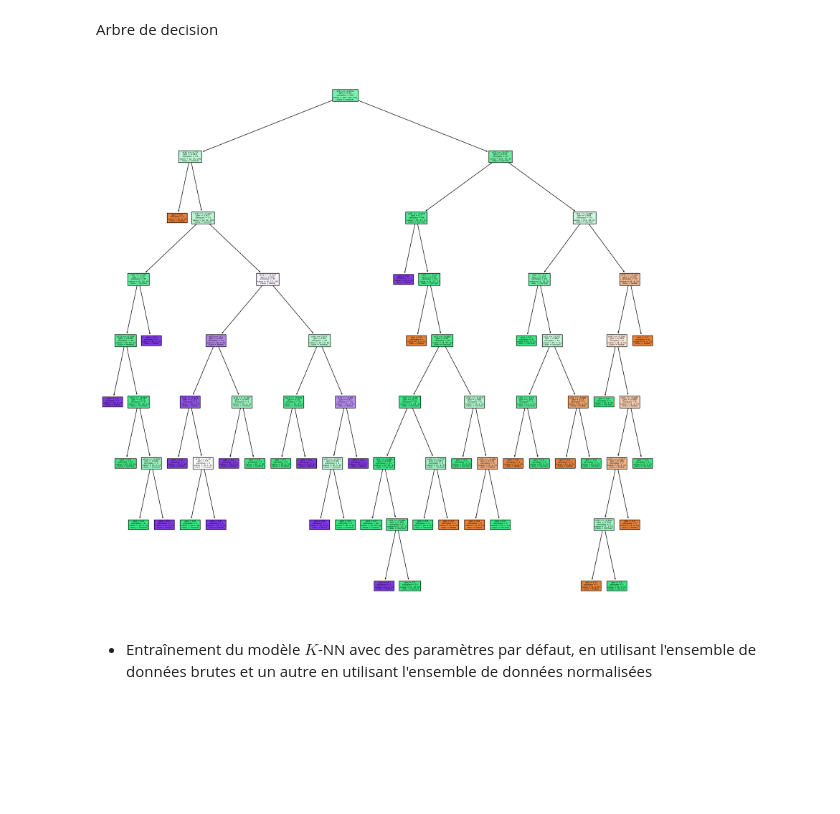
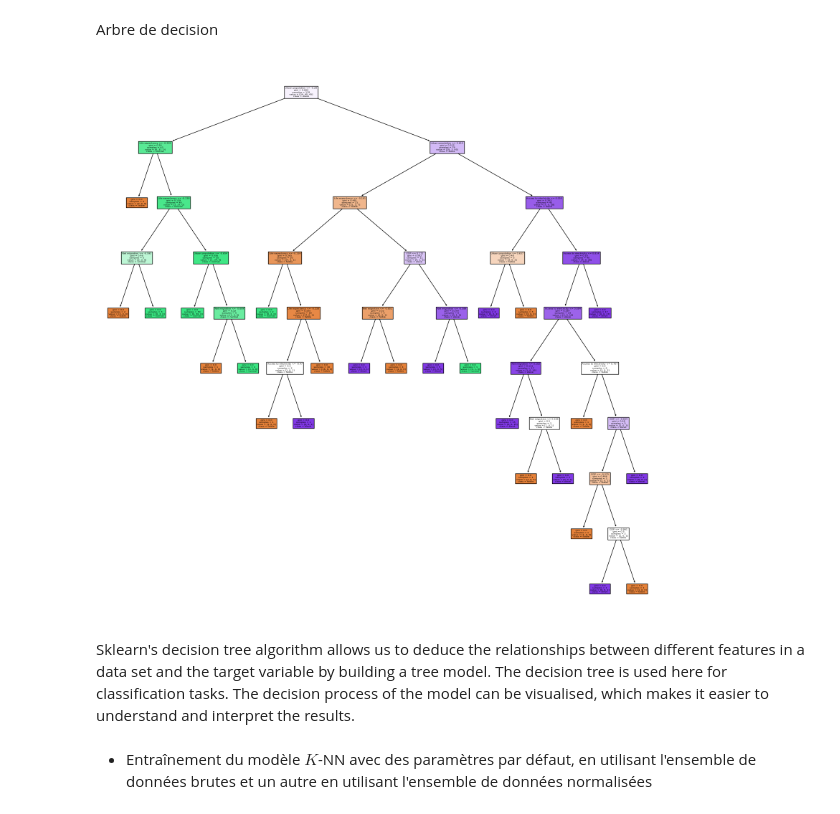
Before and after one commit to f2ire/IA_project, a Jupyter notebook: report-classification.ipynb, the cells around one changed output. Saved outputs shown, nothing was run; the diff lists cells and outputs as text; code cells hidden in the pictures; blank space fills up the shorter version.

```diff
--- a/report-classification.ipynb
+++ b/report-classification.ipynb
@@ -34,17 +39,17 @@ df
 # %%
-#permet de classer le taux de Health en 3 classes : faible, normal, élevé
-Health=[]
-compteur=[0,0,0]
+
 def classification(name):
-    mean=np.mean(df[name]) #pour savoir la moyenne de la colonne Current health expenditure per capita (current US$)
-    std=np.std(df[name]) #pour savoir l'écart type de la colonne Current health expenditure per capita (current US$)
+    Health=[]
+    compteur=[0,0,0]
+    mean=np.mean(df[name]) #to know the average of the column Current health expenditure per capita (current US$)
+    std=np.std(df[name]) #to know the standard deviation of the column Current health expenditure per capita (current US$)
     for i in df[name]:
         if i>mean+0.5*std:
             compteur[2]+=1
-            Health.append("élevé")
+            Health.append("riche")
         elif i<mean-0.5*std:
             compteur[0]+=1
-            Health.append("faible")
+            Health.append("pauvre")
         else:
             compteur[1]+=1
             Health.append("normal")
@@ -53,14 +58,15 @@ def classification(name):
     y=df[name]
     for i in range(0,len(y)):
         if y[i]>mean+0.5*std:
-            y[i]="élevé"
+            y[i]="riche"
         elif y[i]<mean-0.5*std:
-            y[i]="faible"
+            y[i]="pauvre"
         else:
             y[i]="normal"
     X=df.drop(columns=[name],axis=1)
-    return df,X,Health
+    return df,X,Health,y,compteur
 
-df,X,Health=classification("Current health expenditure per capita (current US$)")
-df
+df,X,Health,y,compteur=classification("Life expectancy at birth, total (years)")
+print(compteur)
+df["Life expectancy at birth, total (years)"]
 # %% [output]
@@ -80,4 +85,0 @@ df
-# %%
-
-dfHealth=df["Current health expenditure per capita (current US$)"]
-x_train,x_test,y_train,y_test=sklearn.model_selection.train_test_split(X,Health, test_size=0.30, train_size=0.70,shuffle=True,stratify=Health)
@@ -133,15 +127,27 @@ precision_score(y_test,y_predict,average="weighted"), precision_score(y_test,y_p
 # %% [markdown]
 Arbre de decision
+# %%
+legende=['Net migration', 'Life expectancy at birth, total (years)',
+       'GDP per capita (current US$)',
+       'Urban population (% of total population)',
+       'Access to electricity (% of population)']
+colonne=['Net migration', 'Life expectancy',
+       'GDP',
+       'Urban population',
+       'Access to electricity']
 # %%
-plt.figure(figsize=(20,20))
+
 try:
     from sklearn.tree import plot_tree
-
-    _=plot_tree(dt,filled=True,class_names=["faible","normal","élevé"])
+    plt.figure(figsize=(20,20))
+    #sklearn.tree.plot_tree(dt,feature_names=df.columns,class_names=["faible","normal","élevé"],filled=True,fontsize=10)
+    _=plot_tree(dt,filled=True,feature_names=colonne,class_names=["faible","normal","élevé"])
 except ImportError:
     pass
 # %% [output]
-[figure, old version]
+[figure, new version]
+# %% [markdown]
+Sklearn's decision tree algorithm allows us to deduce the relationships between different features in a data set and the target variable by building a tree model. The decision tree is used here for classification tasks. The decision process of the model can be visualised, which makes it easier to understand and interpret the results.
 # %% [markdown]
 + Entraînement du modèle $K$-NN avec des paramètres par défaut, en utilisant l'ensemble de données brutes et un autre en utilisant l'ensemble de données normalisées
 # %%
```
Also changed, not shown: parts of 28 cells of this notebook.
